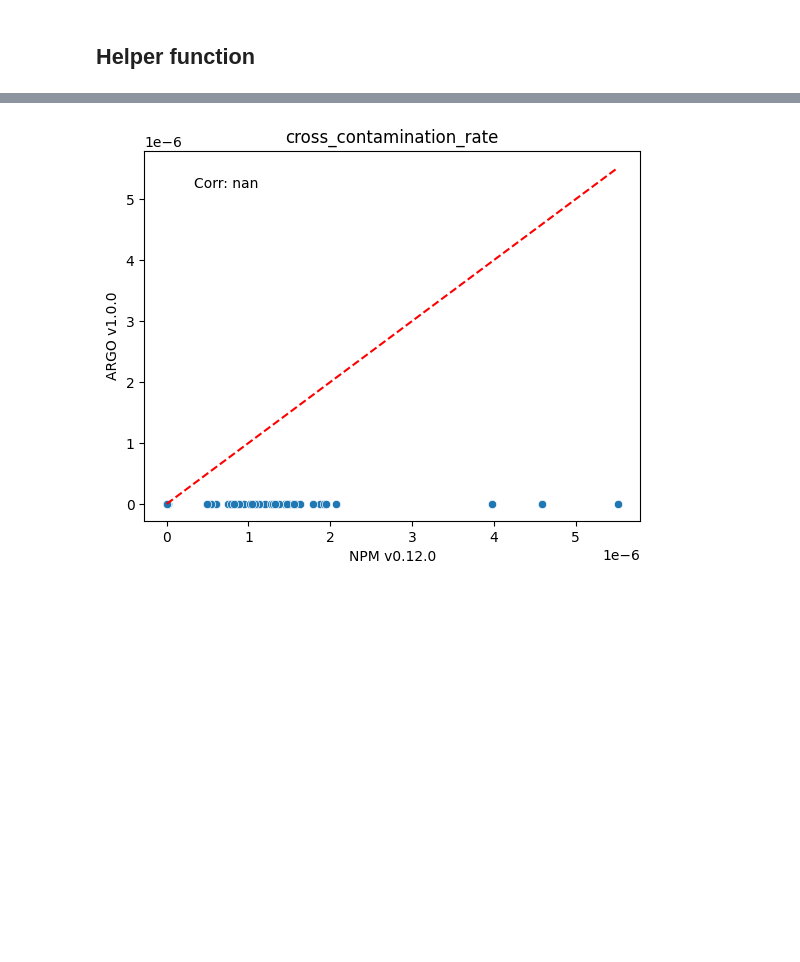
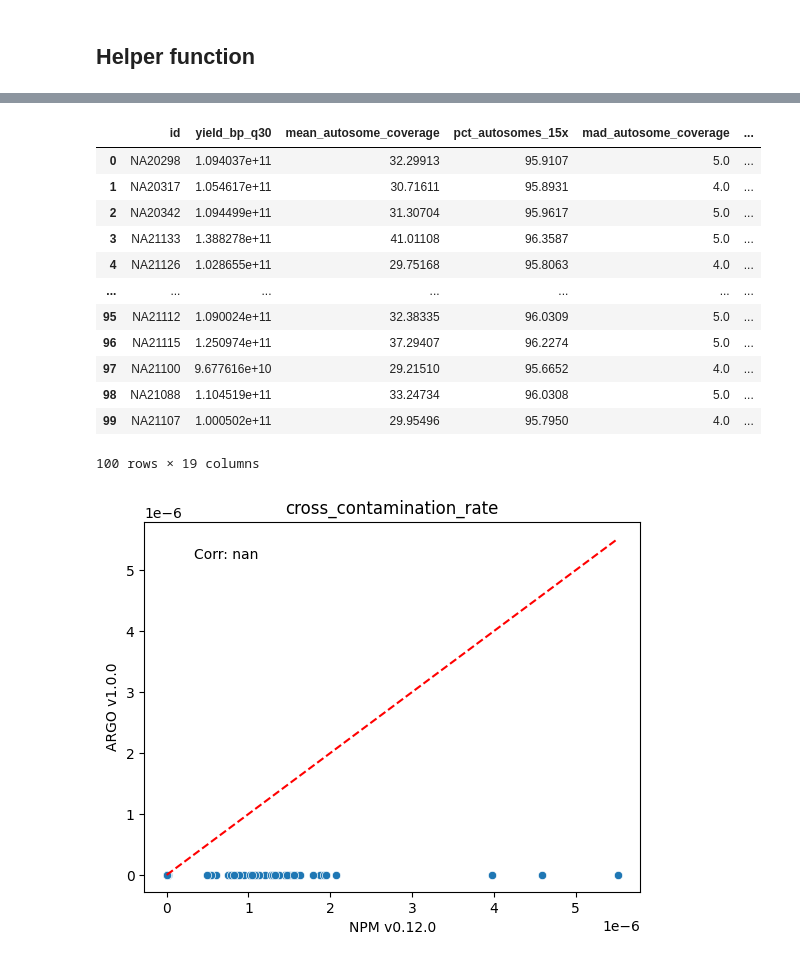
Before and after one commit to ga4gh/quality-control-wgs, a Jupyter notebook: benchmark_resources/stats/Pipeline_correlation.ipynb, the cells around one changed output, grey strips where cells are left out. Cells and saved outputs as stored; diff of their text form; code cells hidden in the pictures; blank space fills up the shorter version.

```diff
--- a/benchmark_resources/stats/Pipeline_correlation.ipynb
+++ b/benchmark_resources/stats/Pipeline_correlation.ipynb
@@ -65 +123,21 @@ B_dir=f'../results-argo-dnaalnqc-v1.0.0/*.metrics.json'
+# %%
+## Load metrics group B
+B_label='ARGO v1.0.0'
+B_dir='../results-argo-dnaalnqc-v1.0.0'
+df_B = load_metrics(B_dir)
+df_B
+# %% [output]
+|  | id | yield_bp_q30 | mean_autosome_coverage | pct_autosomes_15x | mad_autosome_coverage | ... |
+| 0 | NA20298 | 1.094037e+11 | 32.29913 | 95.9107 | 5.0 | ... |
+| 1 | NA20317 | 1.054617e+11 | 30.71611 | 95.8931 | 4.0 | ... |
+| 2 | NA20342 | 1.094499e+11 | 31.30704 | 95.9617 | 5.0 | ... |
+| 3 | NA21133 | 1.388278e+11 | 41.01108 | 96.3587 | 5.0 | ... |
+| 4 | NA21126 | 1.028655e+11 | 29.75168 | 95.8063 | 4.0 | ... |
+| ... | ... | ... | ... | ... | ... | ... |
+| 95 | NA21112 | 1.090024e+11 | 32.38335 | 96.0309 | 5.0 | ... |
+| 96 | NA21115 | 1.250974e+11 | 37.29407 | 96.2274 | 5.0 | ... |
+| 97 | NA21100 | 9.677616e+10 | 29.21510 | 95.6652 | 4.0 | ... |
+| 98 | NA21088 | 1.104519e+11 | 33.24734 | 96.0308 | 5.0 | ... |
+| 99 | NA21107 | 1.000502e+11 | 29.95496 | 95.7950 | 4.0 | ... |
+100 rows × 19 columns
 # %%
```
Also changed, not shown: parts of 13 cells of this notebook.
